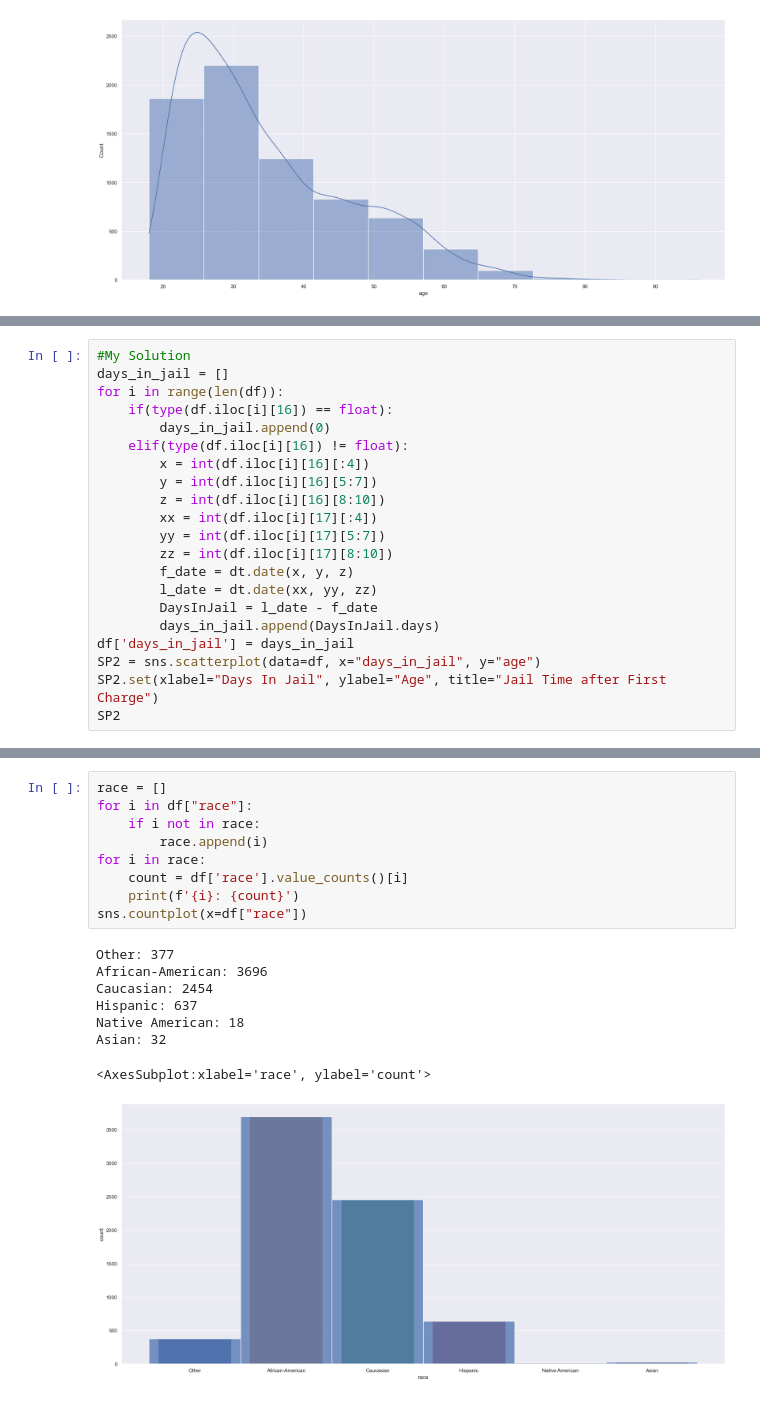
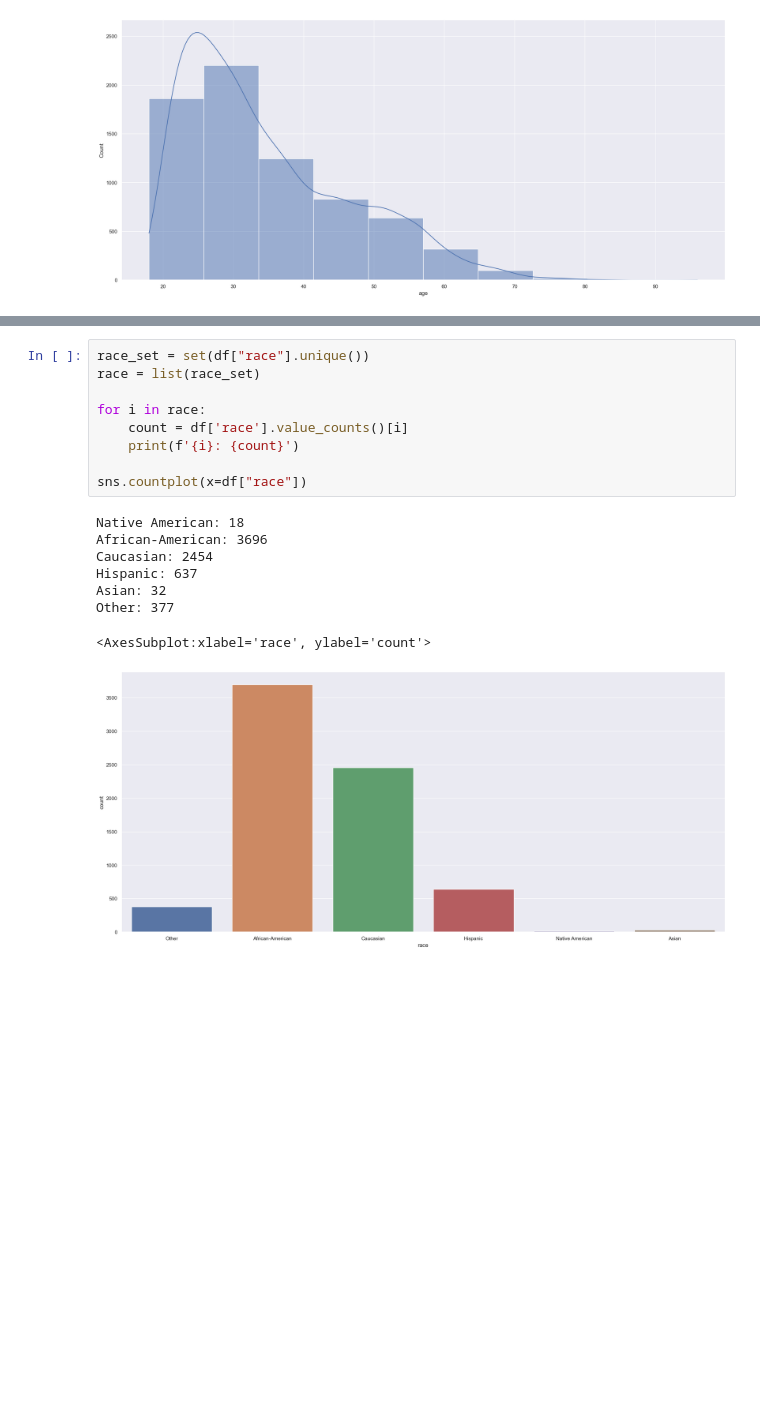
Before and after one commit to ApuAdh/DataScienceOne, a Jupyter notebook: Code Templates/SeabornFundamentals.ipynb, the cells around one changed output, grey strips where cells are left out. Cells and saved outputs as stored; diff of their text form; blank space fills up the shorter version.

```diff
--- a/Code Templates/SeabornFundamentals.ipynb
+++ b/Code Templates/SeabornFundamentals.ipynb
@@ -65,24 +64,3 @@ SP
 # %% [output]
 <AxesSubplot:title={'center':'Jail Time after First Charge'}, xlabel='Days In Jail', ylabel='Age'>
 [figure]
-# %%
-#My Solution
-days_in_jail = []
-for i in range(len(df)):
-    if(type(df.iloc[i][16]) == float):
-        days_in_jail.append(0)
-    elif(type(df.iloc[i][16]) != float):
-        x = int(df.iloc[i][16][:4])
-        y = int(df.iloc[i][16][5:7])
-        z = int(df.iloc[i][16][8:10])
-        xx = int(df.iloc[i][17][:4])
-        yy = int(df.iloc[i][17][5:7])
-        zz = int(df.iloc[i][17][8:10])
-        f_date = dt.date(x, y, z)
-        l_date = dt.date(xx, yy, zz)
-        DaysInJail = l_date - f_date
-        days_in_jail.append(DaysInJail.days)
-df['days_in_jail'] = days_in_jail
-SP2 = sns.scatterplot(data=df, x="days_in_jail", y="age")
-SP2.set(xlabel="Days In Jail", ylabel="Age", title="Jail Time after First Charge")
-SP2
@@ -92,18 +67,18 @@ SP2
 # %%
-race = []
-for i in df["race"]:
-    if i not in race:
-        race.append(i)
+race_set = set(df["race"].unique())
+race = list(race_set)
+
 for i in race:
     count = df['race'].value_counts()[i]
     print(f'{i}: {count}')
+
 sns.countplot(x=df["race"])
 # %% [output]
-Other: 377
+Native American: 18
 African-American: 3696
 Caucasian: 2454
 Hispanic: 637
-Native American: 18
 Asian: 32
+Other: 377
 <AxesSubplot:xlabel='race', ylabel='count'>
-[figure, old version]
+[figure, new version]
```
Also changed, not shown: parts of 9 cells of this notebook.
